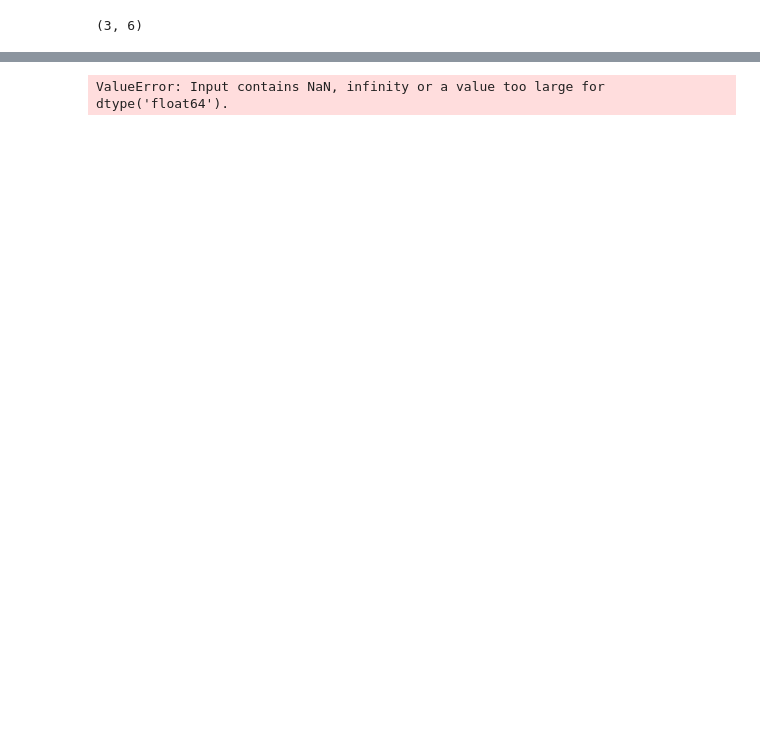
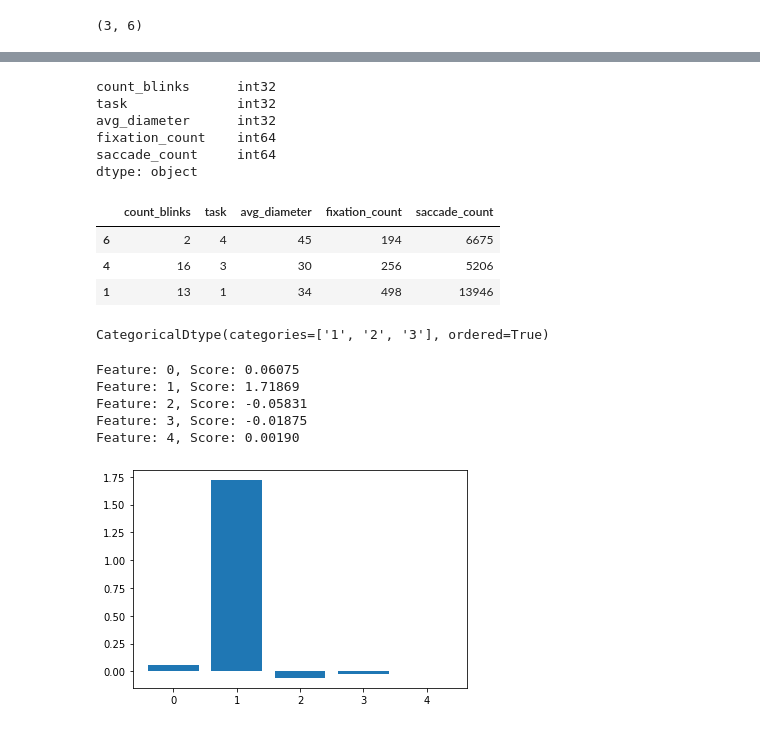
Before and after one commit to AndrewHallam1/SIT723, a Jupyter notebook: SIT723v1.ipynb, the cells around one changed output, grey strips where cells are left out. Drawn from its saved outputs; the diff is of its cells as text; code cells hidden in the pictures; blank space fills up the shorter version.

```diff
--- a/SIT723v1.ipynb
+++ b/SIT723v1.ipynb
@@ -1321,3 +1328,14 @@ X_test.shape
+# %%
+#apply floor because python can't work out that 2.0 is 2
+X_train['count_blinks'] = X_train['count_blinks'].apply(np.floor)
+X_train['avg_diameter'] = X_train['avg_diameter'].apply(np.floor)
+# %%
+#change to integer values
+X_train['count_blinks']=X_train['count_blinks'].astype(int)
+X_train['avg_diameter']=X_train['avg_diameter'].astype(int)
+# %%
+#drop the mean value as this is our target - unsure why it is in here as dropped earlier
+X_train = X_train.drop('mean_1', axis=1)
 # %%
 X_train.dtypes
 # %% [output]
@@ -1330,9 +1347 @@ saccade_count        int64
 dtype: object
-# %%
-#converting datatypes
-X_train['task'] = X_train['task'].astype('Int64') # capital I
-X_test['task'] = X_train['task'].astype('Int64') # capital I
-X_train['count_blinks'] = X_train['count_blinks'].astype('Int64') # capital I
-X_test['count_blinks'] = X_test['count_blinks'].astype('Int64') # capital I
-X_test['avg_diameter']=X_test['avg_diameter'].astype(int)
-X_train['avg_diameter']=X_train['avg_diameter'].astype(int)
@@ -1341,20 +1383,42 @@ TypeError: object cannot be converted to an IntegerDtype
+# %%
+X_test.dtypes
+# %% [output]
+count_blinks      int32
+task              int32
+avg_diameter      int32
+fixation_count    int64
+saccade_count     int64
+dtype: object
+# %%
+X_test
+# %% [output]
+|  | count_blinks | task | avg_diameter | fixation_count | saccade_count |
+| 6 | 2 | 4 | 45 | 194 | 6675 |
+| 4 | 16 | 3 | 30 | 256 | 5206 |
+| 1 | 13 | 1 | 34 | 498 | 13946 |
+# %%
+y_train.dtypes
+# %% [output]
+CategoricalDtype(categories=['1', '2', '3'], ordered=True)
 # %%
-# define the model - using KNN in this instance
-model = KNeighborsRegressor()
-# fit the model to our training data
+# linear regression feature importance
+
+# our model will be a linear regression model
+model = LinearRegression()
+# fit the model
 model.fit(X_train, y_train)
-# perform permutation importance
-results = permutation_importance(model, X_train, y_train, scoring='neg_mean_squared_error')
 # get importance
-importance = results.importances_mean
-# summarize our values to plot shortly
+importance = model.coef_
+# summarize feature importance
 for i,v in enumerate(importance):
-	print('Feature: %0d, Score: %.5f' % (i,v))
-# plot feature importance so it is easier to discern what is happening
+ print('Feature: %0d, Score: %.5f' % (i,v))
+# plot feature importance
 pyplot.bar([x for x in range(len(importance))], importance)
-pyplot.title('Permutation feature importance')
-pyplot.xlabel('Features')
-pyplot.ylabel('Permutation feature importance')
 pyplot.show()
 # %% [output]
-ValueError: Input contains NaN, infinity or a value too large for dtype('float64').
+Feature: 0, Score: 0.06075
+Feature: 1, Score: 1.71869
+Feature: 2, Score: -0.05831
+Feature: 3, Score: -0.01875
+Feature: 4, Score: 0.00190
+[figure, added]
```
Also changed, not shown: parts of 16 cells of this notebook.
